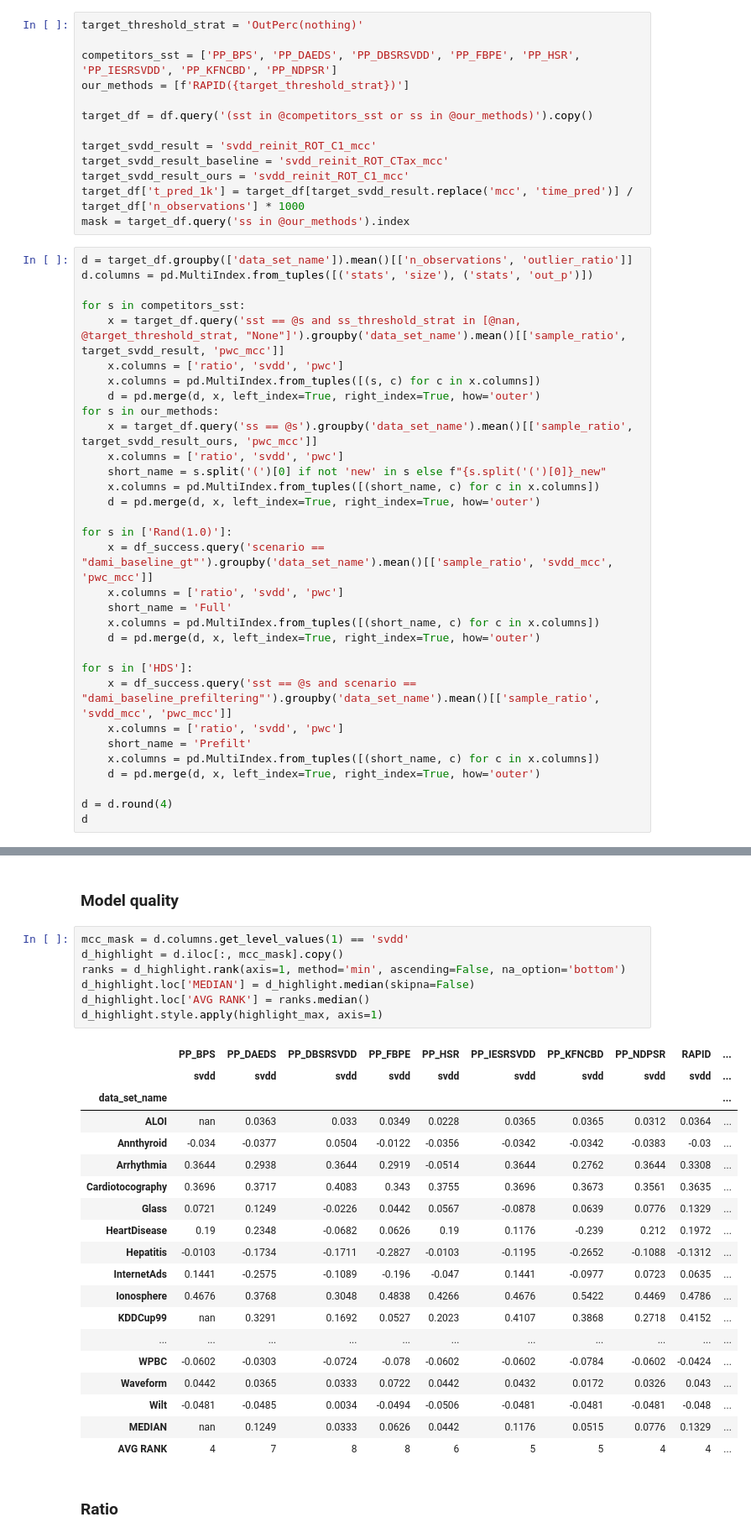
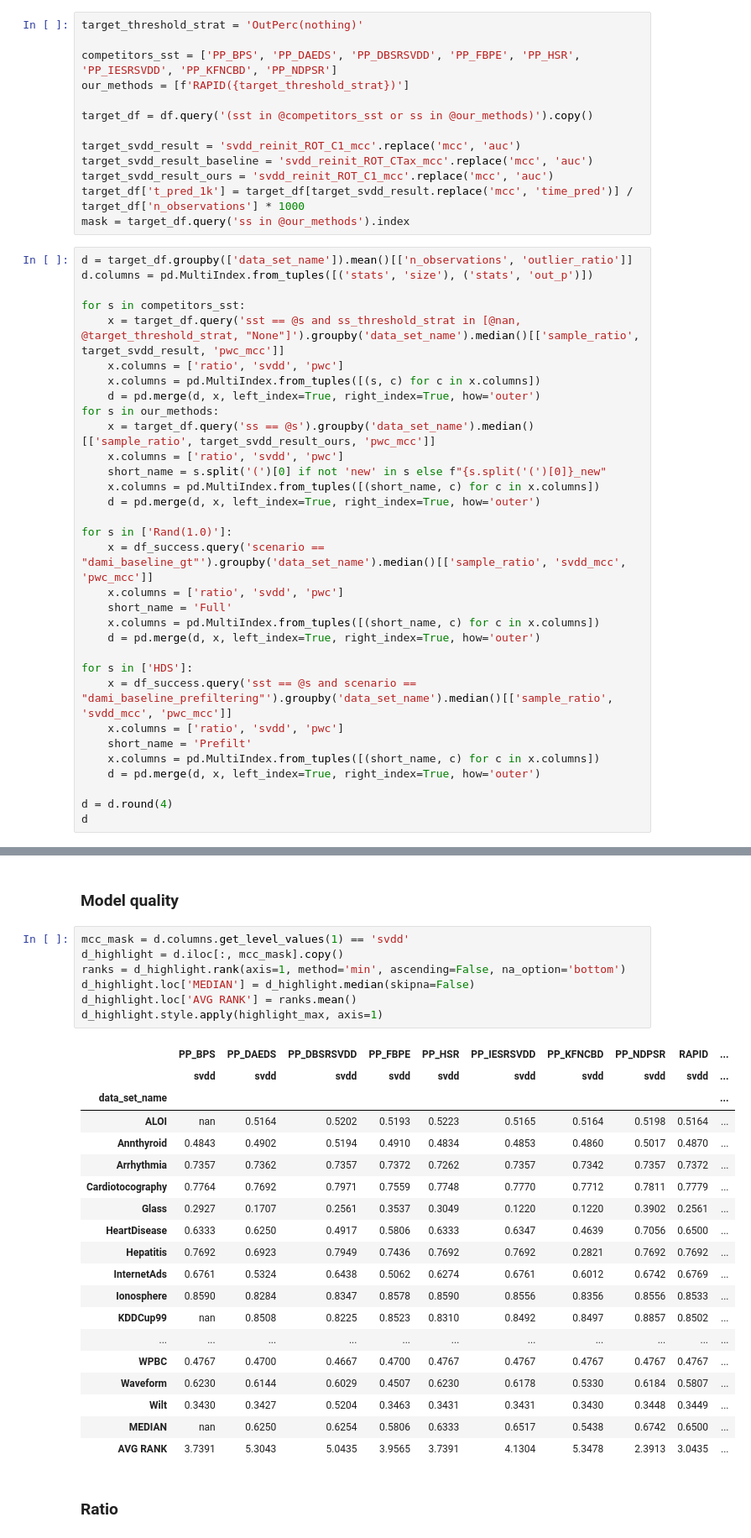
Before and after one commit to englhardt/ocs-evaluation, a Jupyter notebook: notebooks/eval_dami.ipynb, the cells around one changed output, grey strips where cells are left out. Shown at 84% size. Cells and saved outputs as stored; diff of their text form.

```diff
--- a/notebooks/eval_dami.ipynb
+++ b/notebooks/eval_dami.ipynb
@@ -96,9 +104,9 @@ our_methods = [f'RAPID({target_threshold_strat})']
 
 target_df = df.query('(sst in @competitors_sst or ss in @our_methods)').copy()
 
-target_svdd_result = 'svdd_reinit_ROT_C1_mcc'
-target_svdd_result_baseline = 'svdd_reinit_ROT_CTax_mcc'
-target_svdd_result_ours = 'svdd_reinit_ROT_C1_mcc'
+target_svdd_result = 'svdd_reinit_ROT_C1_mcc'.replace('mcc', 'auc')
+target_svdd_result_baseline = 'svdd_reinit_ROT_CTax_mcc'.replace('mcc', 'auc')
+target_svdd_result_ours = 'svdd_reinit_ROT_C1_mcc'.replace('mcc', 'auc')
 target_df['t_pred_1k'] = target_df[target_svdd_result.replace('mcc', 'time_pred')] / target_df['n_observations'] * 1000
 mask = target_df.query('ss in @our_methods').index
 # %%
@@ -106,26 +114,26 @@ d = target_df.groupby(['data_set_name']).mean()[['n_observations', 'outlier_rati
 d.columns = pd.MultiIndex.from_tuples([('stats', 'size'), ('stats', 'out_p')])
 
 for s in competitors_sst:
-    x = target_df.query('sst == @s and ss_threshold_strat in [@nan, @target_threshold_strat, "None"]').groupby('data_set_name').mean()[['sample_ratio', target_svdd_result, 'pwc_mcc']]
+    x = target_df.query('sst == @s and ss_threshold_strat in [@nan, @target_threshold_strat, "None"]').groupby('data_set_name').median()[['sample_ratio', target_svdd_result, 'pwc_mcc']]
     x.columns = ['ratio', 'svdd', 'pwc']
     x.columns = pd.MultiIndex.from_tuples([(s, c) for c in x.columns])
     d = pd.merge(d, x, left_index=True, right_index=True, how='outer')
 for s in our_methods:
-    x = target_df.query('ss == @s').groupby('data_set_name').mean()[['sample_ratio', target_svdd_result_ours, 'pwc_mcc']]
+    x = target_df.query('ss == @s').groupby('data_set_name').median()[['sample_ratio', target_svdd_result_ours, 'pwc_mcc']]
     x.columns = ['ratio', 'svdd', 'pwc']
     short_name = s.split('(')[0] if not 'new' in s else f"{s.split('(')[0]}_new"
     x.columns = pd.MultiIndex.from_tuples([(short_name, c) for c in x.columns])
     d = pd.merge(d, x, left_index=True, right_index=True, how='outer')
 
 for s in ['Rand(1.0)']:
-    x = df_success.query('scenario == "dami_baseline_gt"').groupby('data_set_name').mean()[['sample_ratio', 'svdd_mcc', 'pwc_mcc']]
+    x = df_success.query('scenario == "dami_baseline_gt"').groupby('data_set_name').median()[['sample_ratio', 'svdd_mcc', 'pwc_mcc']]
     x.columns = ['ratio', 'svdd', 'pwc']
     short_name = 'Full'
     x.columns = pd.MultiIndex.from_tuples([(short_name, c) for c in x.columns])
     d = pd.merge(d, x, left_index=True, right_index=True, how='outer')
 
 for s in ['HDS']:
-    x = df_success.query('sst == @s and scenario == "dami_baseline_prefiltering"').groupby('data_set_name').mean()[['sample_ratio', 'svdd_mcc', 'pwc_mcc']]
+    x = df_success.query('sst == @s and scenario == "dami_baseline_prefiltering"').groupby('data_set_name').median()[['sample_ratio', 'svdd_mcc', 'pwc_mcc']]
     x.columns = ['ratio', 'svdd', 'pwc']
     short_name = 'Prefilt'
     x.columns = pd.MultiIndex.from_tuples([(short_name, c) for c in x.columns])
@@ -158,30 +166,30 @@ d
 # %%
 mcc_mask = d.columns.get_level_values(1) == 'svdd'
 d_highlight = d.iloc[:, mcc_mask].copy()
 ranks = d_highlight.rank(axis=1, method='min', ascending=False, na_option='bottom')
 d_highlight.loc['MEDIAN'] = d_highlight.median(skipna=False)
-d_highlight.loc['AVG RANK'] = ranks.median()
+d_highlight.loc['AVG RANK'] = ranks.mean()
 d_highlight.style.apply(highlight_max, axis=1)
 # %% [output]
 |  | PP_BPS | PP_DAEDS | PP_DBSRSVDD | PP_FBPE | PP_HSR | PP_IESRSVDD | PP_KFNCBD | PP_NDPSR | RAPID | ... |
 |  | svdd | svdd | svdd | svdd | svdd | svdd | svdd | svdd | svdd | ... |
 | data_set_name |  |  |  |  |  |  |  |  |  | ... |
-| ALOI | nan | 0.0363 | 0.033 | 0.0349 | 0.0228 | 0.0365 | 0.0365 | 0.0312 | 0.0364 | ... |
-| Annthyroid | -0.034 | -0.0377 | 0.0504 | -0.0122 | -0.0356 | -0.0342 | -0.0342 | -0.0383 | -0.03 | ... |
-| Arrhythmia | 0.3644 | 0.2938 | 0.3644 | 0.2919 | -0.0514 | 0.3644 | 0.2762 | 0.3644 | 0.3308 | ... |
-| Cardiotocography | 0.3696 | 0.3717 | 0.4083 | 0.343 | 0.3755 | 0.3696 | 0.3673 | 0.3561 | 0.3635 | ... |
-| Glass | 0.0721 | 0.1249 | -0.0226 | 0.0442 | 0.0567 | -0.0878 | 0.0639 | 0.0776 | 0.1329 | ... |
-| HeartDisease | 0.19 | 0.2348 | -0.0682 | 0.0626 | 0.19 | 0.1176 | -0.239 | 0.212 | 0.1972 | ... |
-| Hepatitis | -0.0103 | -0.1734 | -0.1711 | -0.2827 | -0.0103 | -0.1195 | -0.2652 | -0.1088 | -0.1312 | ... |
-| InternetAds | 0.1441 | -0.2575 | -0.1089 | -0.196 | -0.047 | 0.1441 | -0.0977 | 0.0723 | 0.0635 | ... |
-| Ionosphere | 0.4676 | 0.3768 | 0.3048 | 0.4838 | 0.4266 | 0.4676 | 0.5422 | 0.4469 | 0.4786 | ... |
-| KDDCup99 | nan | 0.3291 | 0.1692 | 0.0527 | 0.2023 | 0.4107 | 0.3868 | 0.2718 | 0.4152 | ... |
+| ALOI | nan | 0.5164 | 0.5202 | 0.5193 | 0.5223 | 0.5165 | 0.5164 | 0.5198 | 0.5164 | ... |
+| Annthyroid | 0.4843 | 0.4902 | 0.5194 | 0.4910 | 0.4834 | 0.4853 | 0.4860 | 0.5017 | 0.4870 | ... |
+| Arrhythmia | 0.7357 | 0.7362 | 0.7357 | 0.7372 | 0.7262 | 0.7357 | 0.7342 | 0.7357 | 0.7372 | ... |
+| Cardiotocography | 0.7764 | 0.7692 | 0.7971 | 0.7559 | 0.7748 | 0.7770 | 0.7712 | 0.7811 | 0.7779 | ... |
+| Glass | 0.2927 | 0.1707 | 0.2561 | 0.3537 | 0.3049 | 0.1220 | 0.1220 | 0.3902 | 0.2561 | ... |
+| HeartDisease | 0.6333 | 0.6250 | 0.4917 | 0.5806 | 0.6333 | 0.6347 | 0.4639 | 0.7056 | 0.6500 | ... |
+| Hepatitis | 0.7692 | 0.6923 | 0.7949 | 0.7436 | 0.7692 | 0.7692 | 0.2821 | 0.7692 | 0.7692 | ... |
+| InternetAds | 0.6761 | 0.5324 | 0.6438 | 0.5062 | 0.6274 | 0.6761 | 0.6012 | 0.6742 | 0.6769 | ... |
+| Ionosphere | 0.8590 | 0.8284 | 0.8347 | 0.8578 | 0.8590 | 0.8556 | 0.8356 | 0.8556 | 0.8533 | ... |
+| KDDCup99 | nan | 0.8508 | 0.8225 | 0.8523 | 0.8310 | 0.8492 | 0.8497 | 0.8857 | 0.8502 | ... |
 | ... | ... | ... | ... | ... | ... | ... | ... | ... | ... | ... |
-| WPBC | -0.0602 | -0.0303 | -0.0724 | -0.078 | -0.0602 | -0.0602 | -0.0784 | -0.0602 | -0.0424 | ... |
-| Waveform | 0.0442 | 0.0365 | 0.0333 | 0.0722 | 0.0442 | 0.0432 | 0.0172 | 0.0326 | 0.043 | ... |
-| Wilt | -0.0481 | -0.0485 | 0.0034 | -0.0494 | -0.0506 | -0.0481 | -0.0481 | -0.0481 | -0.048 | ... |
-| MEDIAN | nan | 0.1249 | 0.0333 | 0.0626 | 0.0442 | 0.1176 | 0.0515 | 0.0776 | 0.1329 | ... |
-| AVG RANK | 4 | 7 | 8 | 8 | 6 | 5 | 5 | 4 | 4 | ... |
+| WPBC | 0.4767 | 0.4700 | 0.4667 | 0.4700 | 0.4767 | 0.4767 | 0.4767 | 0.4767 | 0.4767 | ... |
+| Waveform | 0.6230 | 0.6144 | 0.6029 | 0.4507 | 0.6230 | 0.6178 | 0.5330 | 0.6184 | 0.5807 | ... |
+| Wilt | 0.3430 | 0.3427 | 0.5204 | 0.3463 | 0.3431 | 0.3431 | 0.3430 | 0.3448 | 0.3449 | ... |
+| MEDIAN | nan | 0.6250 | 0.6254 | 0.5806 | 0.6333 | 0.6517 | 0.5438 | 0.6742 | 0.6500 | ... |
+| AVG RANK | 3.7391 | 5.3043 | 5.0435 | 3.9565 | 3.7391 | 4.1304 | 5.3478 | 2.3913 | 3.0435 | ... |
 # %% [markdown]
 ### Ratio
 # %%
```
Also changed, not shown: parts of 44 cells of this notebook, 39 other files.
